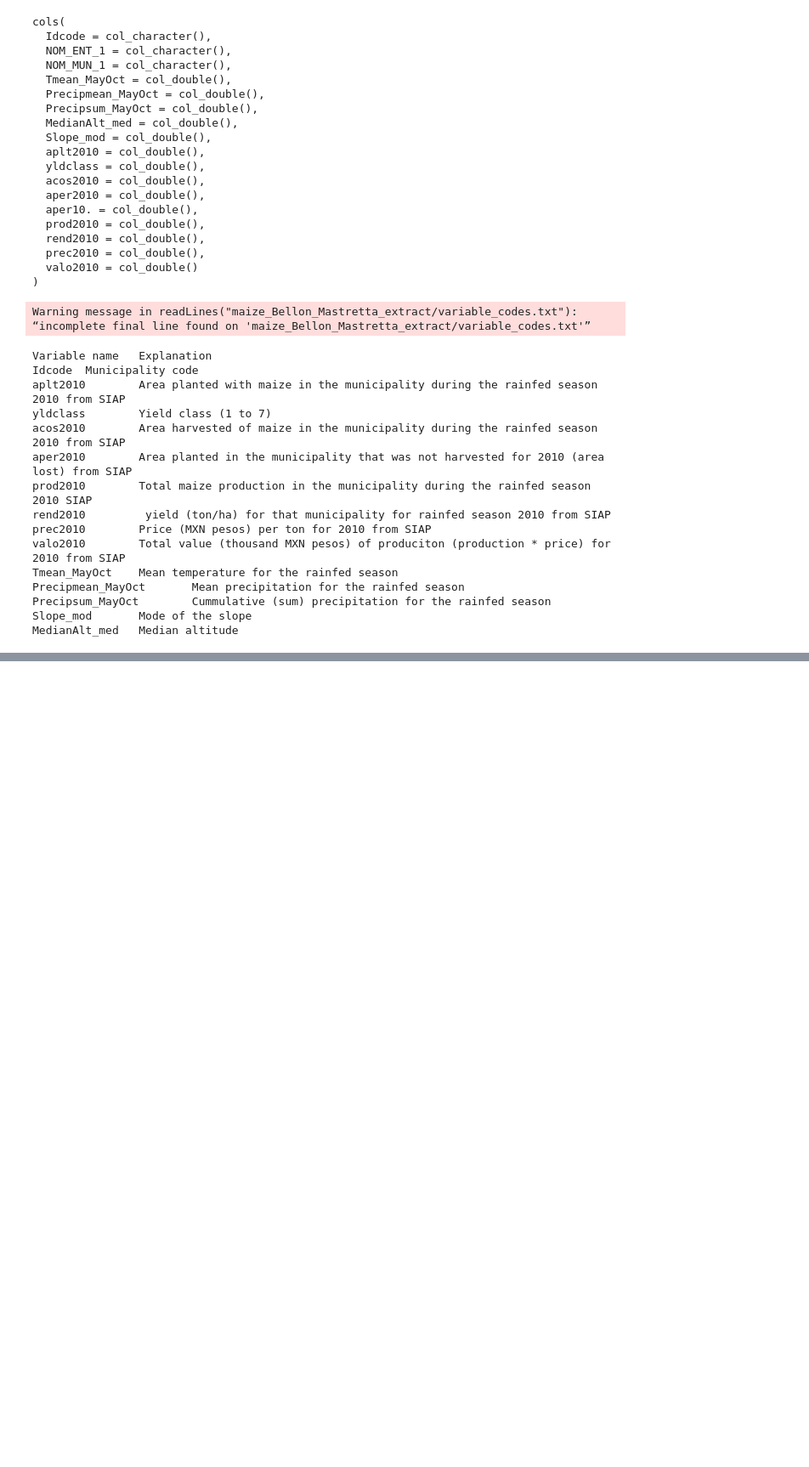
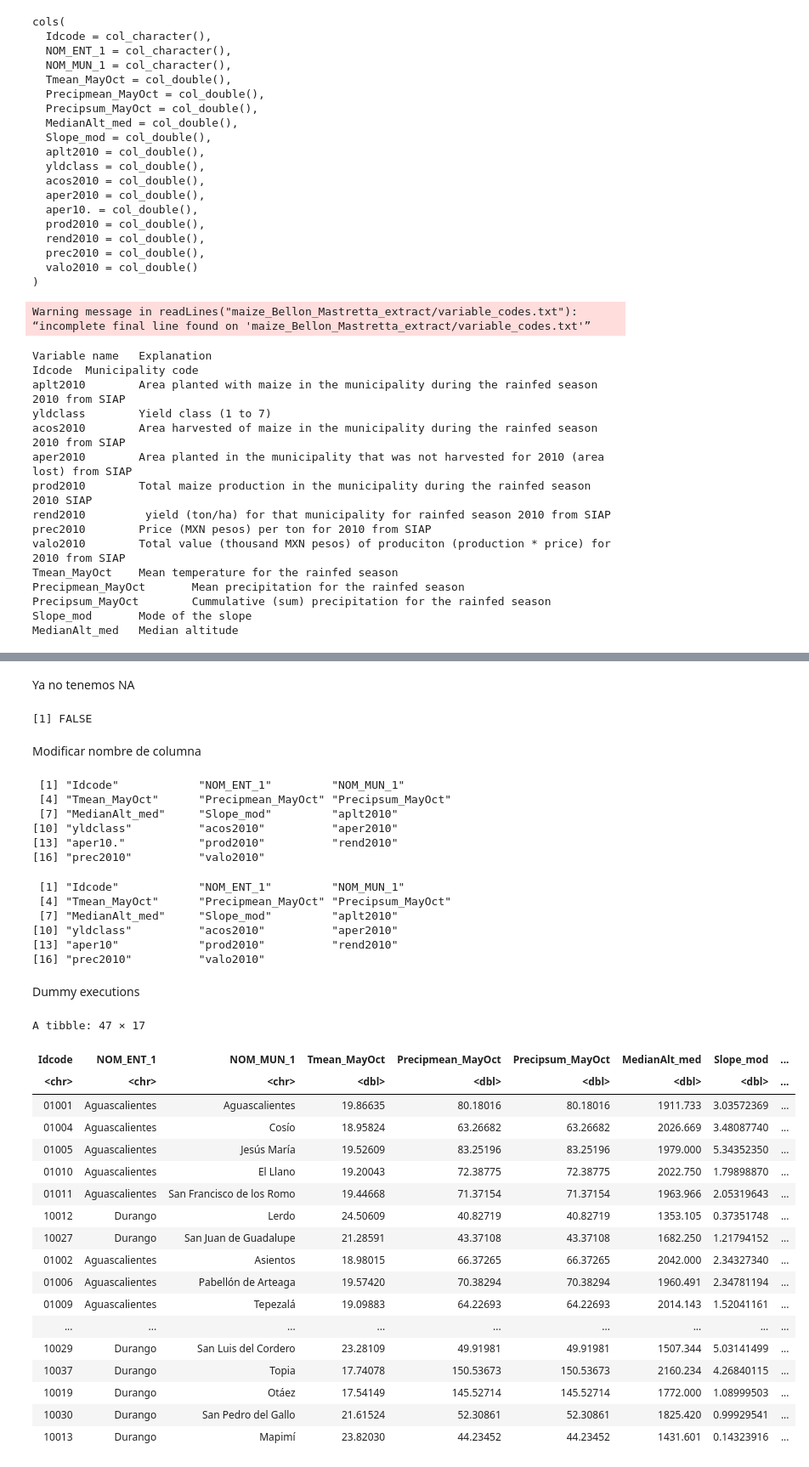
Before and after one commit to palmoreck/laboratorios, a Jupyter notebook: R/2_readr_and_dplyr.ipynb, the cells around one changed output, grey strips where cells are left out. Shown at 85% size. Saved outputs shown, nothing was run; the diff lists cells and outputs as text; code cells hidden in the pictures; blank space fills up the shorter version.

Commit message:
more executions for cleaning dataset R example

```diff
--- a/R/2_readr_and_dplyr.ipynb
+++ b/R/2_readr_and_dplyr.ipynb
@@ -84,0 +165,3 @@ MedianAlt_med   Median altitude
+# %%
+df_procampo <- read_csv("maize_Bellon_Mastretta_extract/procampo2010SIAP2010_envdata.csv",
+                        locale = readr::locale(encoding = "latin1"))
@@ -84,0 +350,4 @@ MedianAlt_med   Median altitude
+# %%
+idx <- apply(df_procampo, 1, anyNA)
+# %%
+df_procampo_no_NA <- df_procampo[!idx,]
@@ -84,0 +366,52 @@ MedianAlt_med   Median altitude
+# %% [markdown]
+Ya no tenemos NA
+# %%
+any(is.na(df_procampo_no_NA))
+# %% [output]
+[1] FALSE
+# %% [markdown]
+Modificar nombre de columna
+# %%
+colnames(df_procampo_no_NA)
+# %% [output]
+ [1] "Idcode"            "NOM_ENT_1"         "NOM_MUN_1"
+ [4] "Tmean_MayOct"      "Precipmean_MayOct" "Precipsum_MayOct"
+ [7] "MedianAlt_med"     "Slope_mod"         "aplt2010"
+[10] "yldclass"          "acos2010"          "aper2010"
+[13] "aper10."           "prod2010"          "rend2010"
+[16] "prec2010"          "valo2010"
+# %%
+df_procampo_no_NA_renamed <- rename(df_procampo_no_NA, aper10 = aper10.)
+# %%
+colnames(df_procampo_no_NA_renamed)
+# %% [output]
+ [1] "Idcode"            "NOM_ENT_1"         "NOM_MUN_1"
+ [4] "Tmean_MayOct"      "Precipmean_MayOct" "Precipsum_MayOct"
+ [7] "MedianAlt_med"     "Slope_mod"         "aplt2010"
+[10] "yldclass"          "acos2010"          "aper2010"
+[13] "aper10"            "prod2010"          "rend2010"
+[16] "prec2010"          "valo2010"
+# %% [markdown]
+Dummy executions
+# %%
+filter(df_procampo_no_NA_renamed, NOM_ENT_1 %in% c("Aguascalientes", "Durango"))
+# %% [output]
+A tibble: 47 × 17
+| Idcode | NOM_ENT_1 | NOM_MUN_1 | Tmean_MayOct | Precipmean_MayOct | Precipsum_MayOct | MedianAlt_med | Slope_mod | ... |
+| <chr> | <chr> | <chr> | <dbl> | <dbl> | <dbl> | <dbl> | <dbl> | ... |
+| 01001 | Aguascalientes | Aguascalientes | 19.86635 | 80.18016 | 80.18016 | 1911.733 | 3.03572369 | ... |
+| 01004 | Aguascalientes | Cosío | 18.95824 | 63.26682 | 63.26682 | 2026.669 | 3.48087740 | ... |
+| 01005 | Aguascalientes | Jesús María | 19.52609 | 83.25196 | 83.25196 | 1979.000 | 5.34352350 | ... |
+| 01010 | Aguascalientes | El Llano | 19.20043 | 72.38775 | 72.38775 | 2022.750 | 1.79898870 | ... |
+| 01011 | Aguascalientes | San Francisco de los Romo | 19.44668 | 71.37154 | 71.37154 | 1963.966 | 2.05319643 | ... |
+| 10012 | Durango | Lerdo | 24.50609 | 40.82719 | 40.82719 | 1353.105 | 0.37351748 | ... |
+| 10027 | Durango | San Juan de Guadalupe | 21.28591 | 43.37108 | 43.37108 | 1682.250 | 1.21794152 | ... |
+| 01002 | Aguascalientes | Asientos | 18.98015 | 66.37265 | 66.37265 | 2042.000 | 2.34327340 | ... |
+| 01006 | Aguascalientes | Pabellón de Arteaga | 19.57420 | 70.38294 | 70.38294 | 1960.491 | 2.34781194 | ... |
+| 01009 | Aguascalientes | Tepezalá | 19.09883 | 64.22693 | 64.22693 | 2014.143 | 1.52041161 | ... |
+| ... | ... | ... | ... | ... | ... | ... | ... | ... |
+| 10029 | Durango | San Luis del Cordero | 23.28109 | 49.91981 | 49.91981 | 1507.344 | 5.03141499 | ... |
+| 10037 | Durango | Topia | 17.74078 | 150.53673 | 150.53673 | 2160.234 | 4.26840115 | ... |
+| 10019 | Durango | Otáez | 17.54149 | 145.52714 | 145.52714 | 1772.000 | 1.08999503 | ... |
+| 10030 | Durango | San Pedro del Gallo | 21.61524 | 52.30861 | 52.30861 | 1825.420 | 0.99929541 | ... |
+| 10013 | Durango | Mapimí | 23.82030 | 44.23452 | 44.23452 | 1431.601 | 0.14323916 | ... |
```
Also changed, not shown: parts of 26 cells of this notebook.
